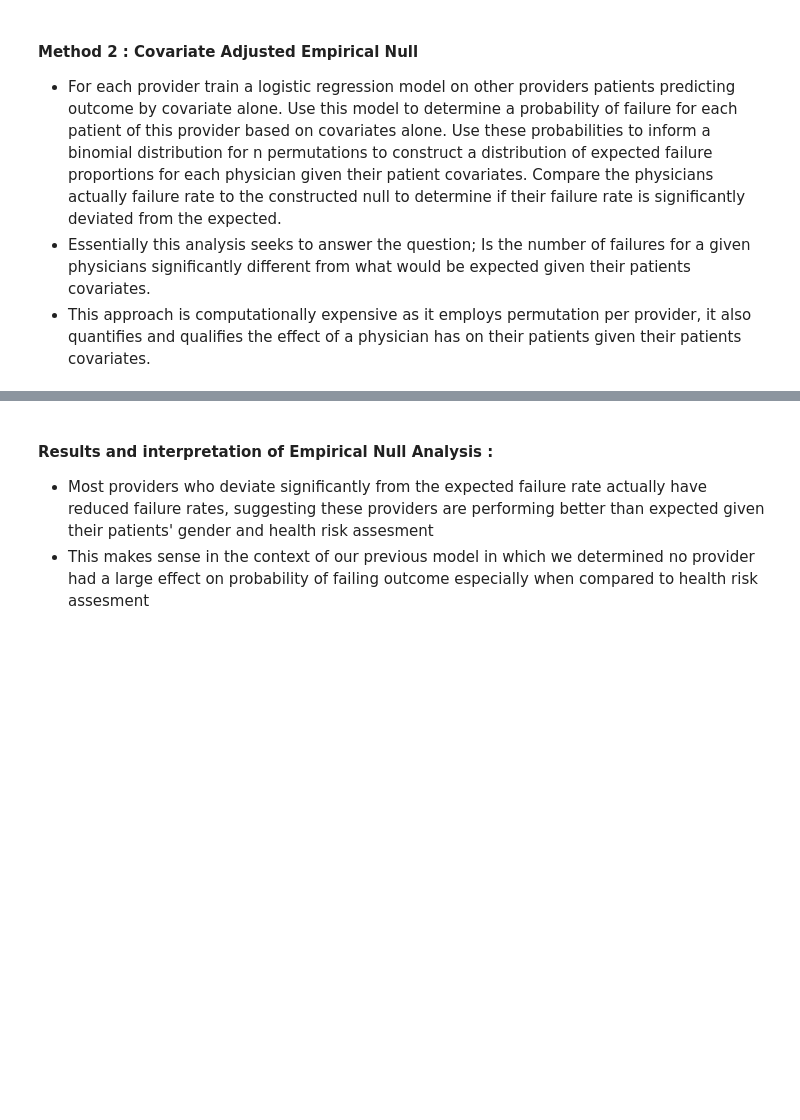
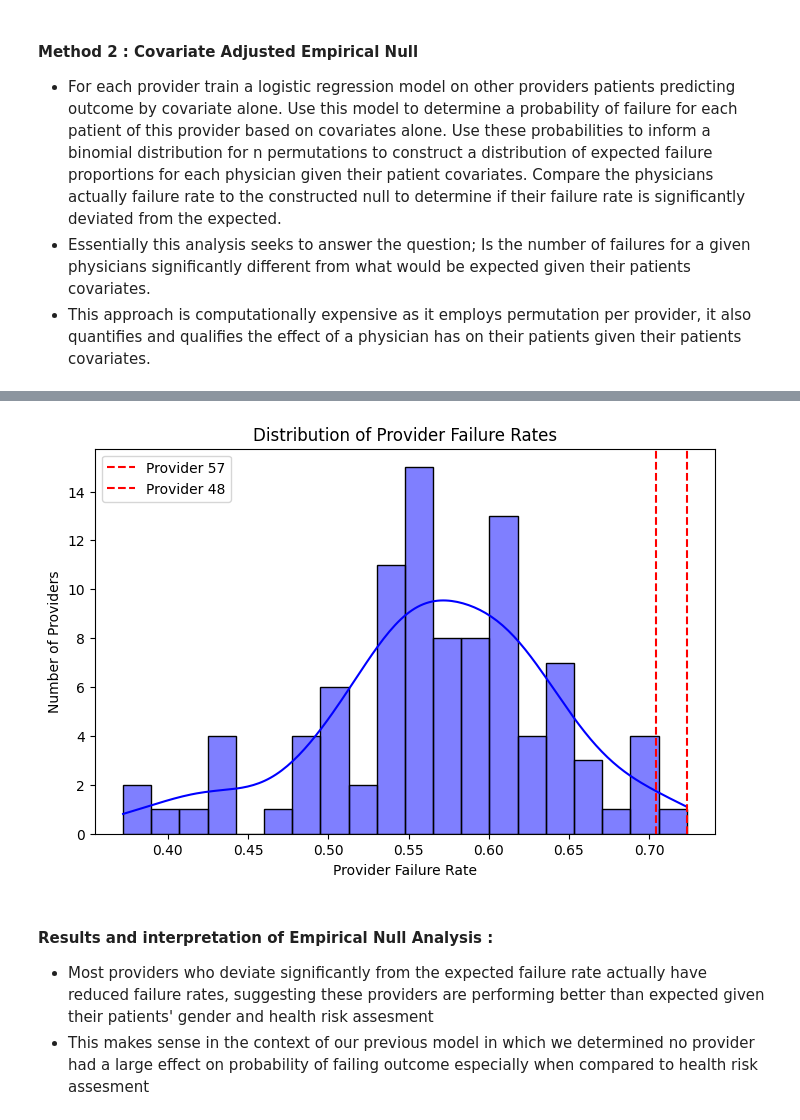
Before and after one commit to lutz-ash43/CloverHealth_AshleyLutz, a Jupyter notebook: analysis_recommendation.ipynb, the cells around one changed output, grey strips where cells are left out. Cells and saved outputs as stored; diff of their text form; code cells hidden in the pictures; blank space fills up the shorter version.

```diff
--- a/analysis_recommendation.ipynb
+++ b/analysis_recommendation.ipynb
@@ -283,3 +354,7 @@ Providers with observed failure rate greater than expected mean: [47, 56]
+# %%
+failure_rate_dist = plot_failure_rates(data_outcome_compare, bad_providers_bootsrap)
+# %% [output]
+[figure, added]
 # %% [markdown]
 #### Results and interpretation of Empirical Null Analysis :
 - Most providers who deviate significantly from the expected failure rate actually have reduced failure rates, suggesting these providers are performing better than expected given their patients' gender and health risk assesment
```
Also changed, not shown: parts of 18 cells of this notebook, 2 other files.
